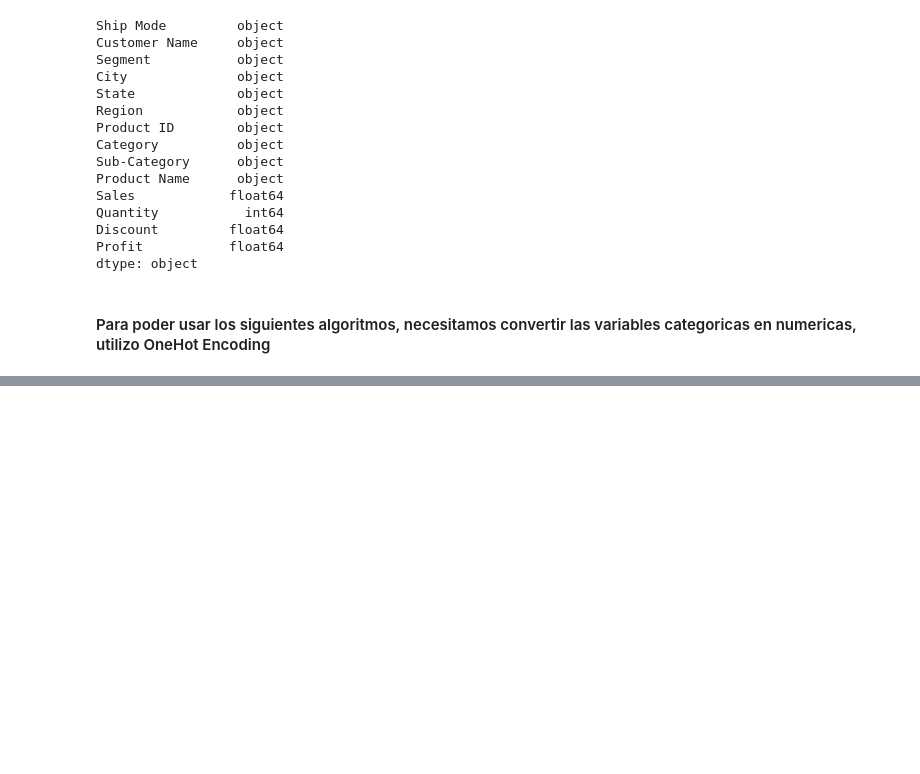
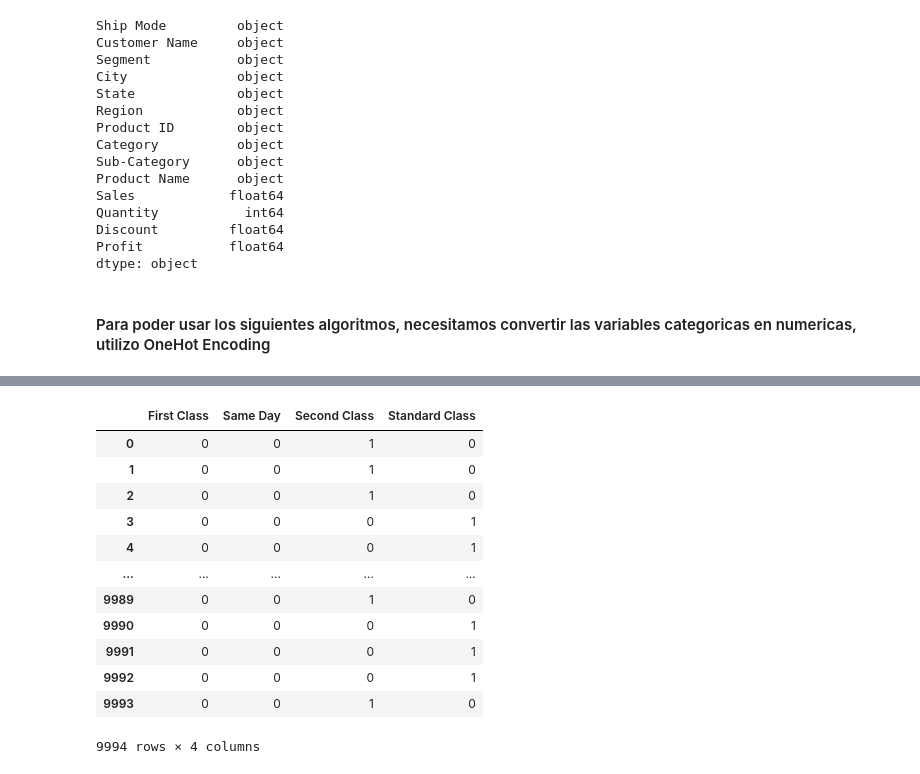
Before and after one commit to NestorDiazDataSC/SuperStore-Sales, a Jupyter notebook: Supermarket.ipynb, the cells around one changed output, grey strips where cells are left out. Drawn from its saved outputs; the diff is of its cells as text; code cells hidden in the pictures; blank space fills up the shorter version.

```diff
--- a/Supermarket.ipynb
+++ b/Supermarket.ipynb
@@ -392,0 +409,17 @@ categoricas.head()
+# %%
+cat_numerica=pd.get_dummies(categorica.iloc[:,0], drop_first=False) #Definimos la nueva variable para "Ship Mode"
+cat_numerica
+# %% [output]
+|  | First Class | Same Day | Second Class | Standard Class |
+| 0 | 0 | 0 | 1 | 0 |
+| 1 | 0 | 0 | 1 | 0 |
+| 2 | 0 | 0 | 1 | 0 |
+| 3 | 0 | 0 | 0 | 1 |
+| 4 | 0 | 0 | 0 | 1 |
+| ... | ... | ... | ... | ... |
+| 9989 | 0 | 0 | 1 | 0 |
+| 9990 | 0 | 0 | 0 | 1 |
+| 9991 | 0 | 0 | 0 | 1 |
+| 9992 | 0 | 0 | 0 | 1 |
+| 9993 | 0 | 0 | 1 | 0 |
+9994 rows × 4 columns
```
Also changed, not shown: parts of 17 cells of this notebook.
